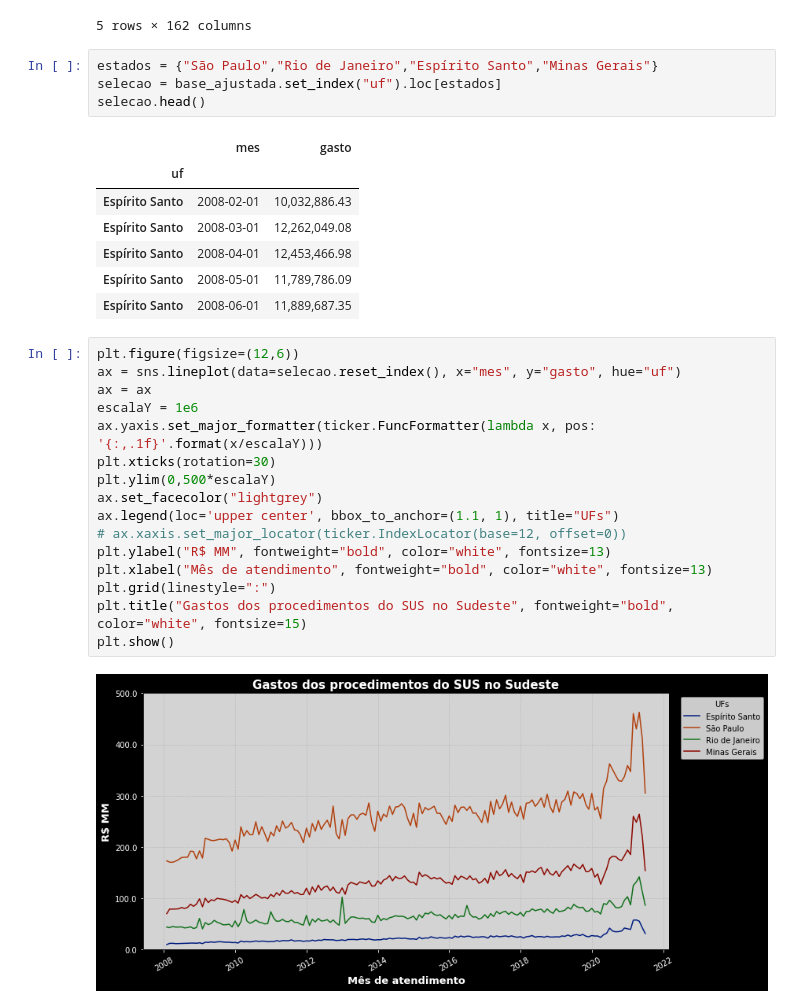
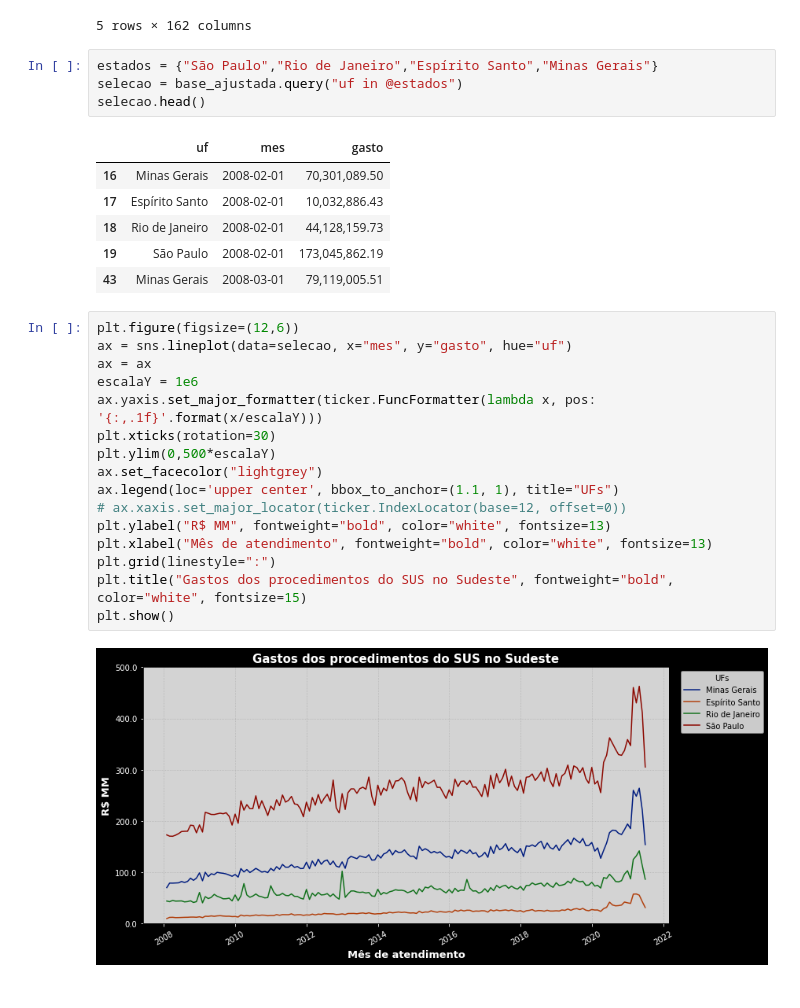
Before and after one commit to ViniciusCastillo/Aprendendo, a Jupyter notebook: BootcampAlura_Modulo2_Aula4.ipynb, the cells around one changed output. Cells and saved outputs as stored; diff of their text form.

```diff
--- a/BootcampAlura_Modulo2_Aula4.ipynb
+++ b/BootcampAlura_Modulo2_Aula4.ipynb
@@ -149,31 +149,30 @@ base_retorno.head()
 5 rows × 162 columns
 # %%
 estados = {"São Paulo","Rio de Janeiro","Espírito Santo","Minas Gerais"}
-selecao = base_ajustada.set_index("uf").loc[estados]
+selecao = base_ajustada.query("uf in @estados")
 selecao.head()
 # %% [output]
-|  | mes | gasto |
-| uf |  |  |
-| Espírito Santo | 2008-02-01 | 10,032,886.43 |
-| Espírito Santo | 2008-03-01 | 12,262,049.08 |
-| Espírito Santo | 2008-04-01 | 12,453,466.98 |
-| Espírito Santo | 2008-05-01 | 11,789,786.09 |
-| Espírito Santo | 2008-06-01 | 11,889,687.35 |
+|  | uf | mes | gasto |
+| 16 | Minas Gerais | 2008-02-01 | 70,301,089.50 |
+| 17 | Espírito Santo | 2008-02-01 | 10,032,886.43 |
+| 18 | Rio de Janeiro | 2008-02-01 | 44,128,159.73 |
+| 19 | São Paulo | 2008-02-01 | 173,045,862.19 |
+| 43 | Minas Gerais | 2008-03-01 | 79,119,005.51 |
 # %%
 plt.figure(figsize=(12,6))
-ax = sns.lineplot(data=selecao.reset_index(), x="mes", y="gasto", hue="uf")
+ax = sns.lineplot(data=selecao, x="mes", y="gasto", hue="uf")
 ax = ax
 escalaY = 1e6
 ax.yaxis.set_major_formatter(ticker.FuncFormatter(lambda x, pos: '{:,.1f}'.format(x/escalaY)))
 plt.xticks(rotation=30)
 plt.ylim(0,500*escalaY)
 ax.set_facecolor("lightgrey")
 ax.legend(loc='upper center', bbox_to_anchor=(1.1, 1), title="UFs")
 # ax.xaxis.set_major_locator(ticker.IndexLocator(base=12, offset=0))
 plt.ylabel("R$ MM", fontweight="bold", color="white", fontsize=13)
 plt.xlabel("Mês de atendimento", fontweight="bold", color="white", fontsize=13)
 plt.grid(linestyle=":")
 plt.title("Gastos dos procedimentos do SUS no Sudeste", fontweight="bold", color="white", fontsize=15)
 plt.show()
 # %% [output]
-[figure, old version]
+[figure, new version]
```
